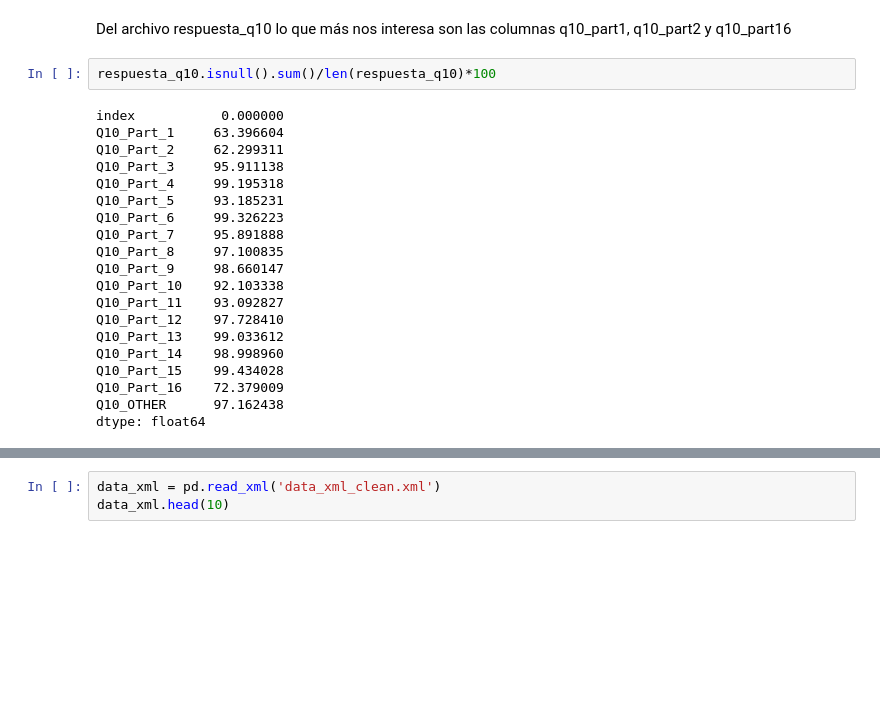
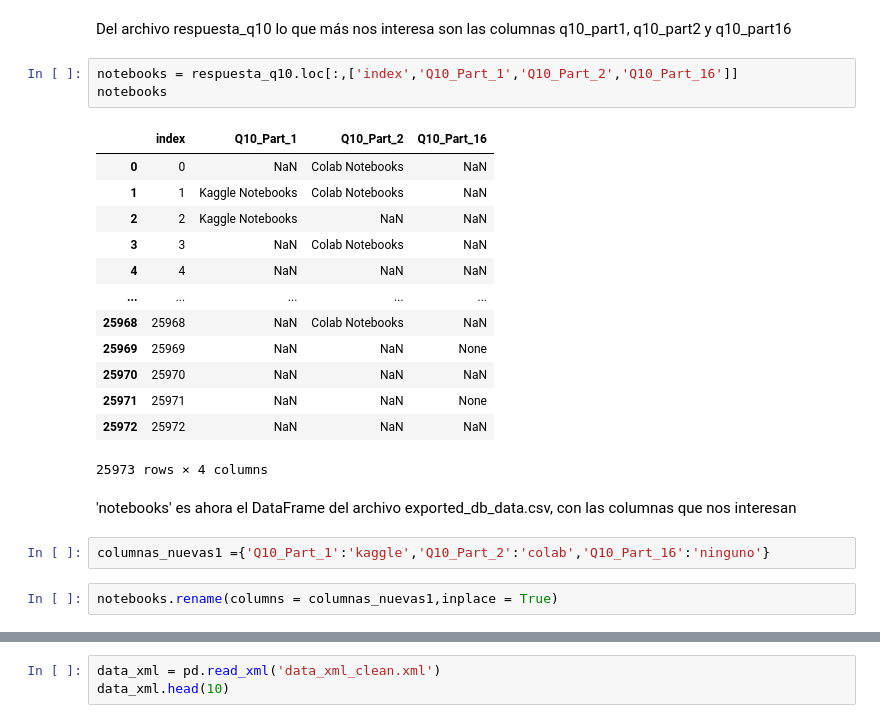
Before and after one commit to paulafuenteg/Kaggle-DS-ML-Survey, a Jupyter notebook: Archivos/apertura_archivos.ipynb, the cells around one changed output, grey strips where cells are left out. Saved outputs shown, nothing was run; the diff lists cells and outputs as text; blank space fills up the shorter version.

Commit message:
modificando columnas

```diff
--- a/Archivos/apertura_archivos.ipynb
+++ b/Archivos/apertura_archivos.ipynb
@@ -57,24 +87,25 @@ respuesta_q10.head(10)
 # %% [markdown]
 Del archivo respuesta_q10 lo que más nos interesa son las columnas q10_part1, q10_part2 y q10_part16
-# %%
-respuesta_q10.isnull().sum()/len(respuesta_q10)*100
-# %% [output]
-index           0.000000
-Q10_Part_1     63.396604
-Q10_Part_2     62.299311
-Q10_Part_3     95.911138
-Q10_Part_4     99.195318
-Q10_Part_5     93.185231
-Q10_Part_6     99.326223
-Q10_Part_7     95.891888
-Q10_Part_8     97.100835
-Q10_Part_9     98.660147
-Q10_Part_10    92.103338
-Q10_Part_11    93.092827
-Q10_Part_12    97.728410
-Q10_Part_13    99.033612
-Q10_Part_14    98.998960
-Q10_Part_15    99.434028
-Q10_Part_16    72.379009
-Q10_OTHER      97.162438
-dtype: float64
+# %%
+notebooks = respuesta_q10.loc[:,['index','Q10_Part_1','Q10_Part_2','Q10_Part_16']]
+notebooks
+# %% [output]
+|  | index | Q10_Part_1 | Q10_Part_2 | Q10_Part_16 |
+| 0 | 0 | NaN | Colab Notebooks | NaN |
+| 1 | 1 | Kaggle Notebooks | Colab Notebooks | NaN |
+| 2 | 2 | Kaggle Notebooks | NaN | NaN |
+| 3 | 3 | NaN | Colab Notebooks | NaN |
+| 4 | 4 | NaN | NaN | NaN |
+| ... | ... | ... | ... | ... |
+| 25968 | 25968 | NaN | Colab Notebooks | NaN |
+| 25969 | 25969 | NaN | NaN | None |
+| 25970 | 25970 | NaN | NaN | NaN |
+| 25971 | 25971 | NaN | NaN | None |
+| 25972 | 25972 | NaN | NaN | NaN |
+25973 rows × 4 columns
+# %% [markdown]
+'notebooks' es ahora el DataFrame del archivo exported_db_data.csv, con las columnas que nos interesan
+# %%
+columnas_nuevas1 ={'Q10_Part_1':'kaggle','Q10_Part_2':'colab','Q10_Part_16':'ninguno'}
+# %%
+notebooks.rename(columns = columnas_nuevas1,inplace = True)
```
Also changed, not shown: parts of 8 cells of this notebook.
